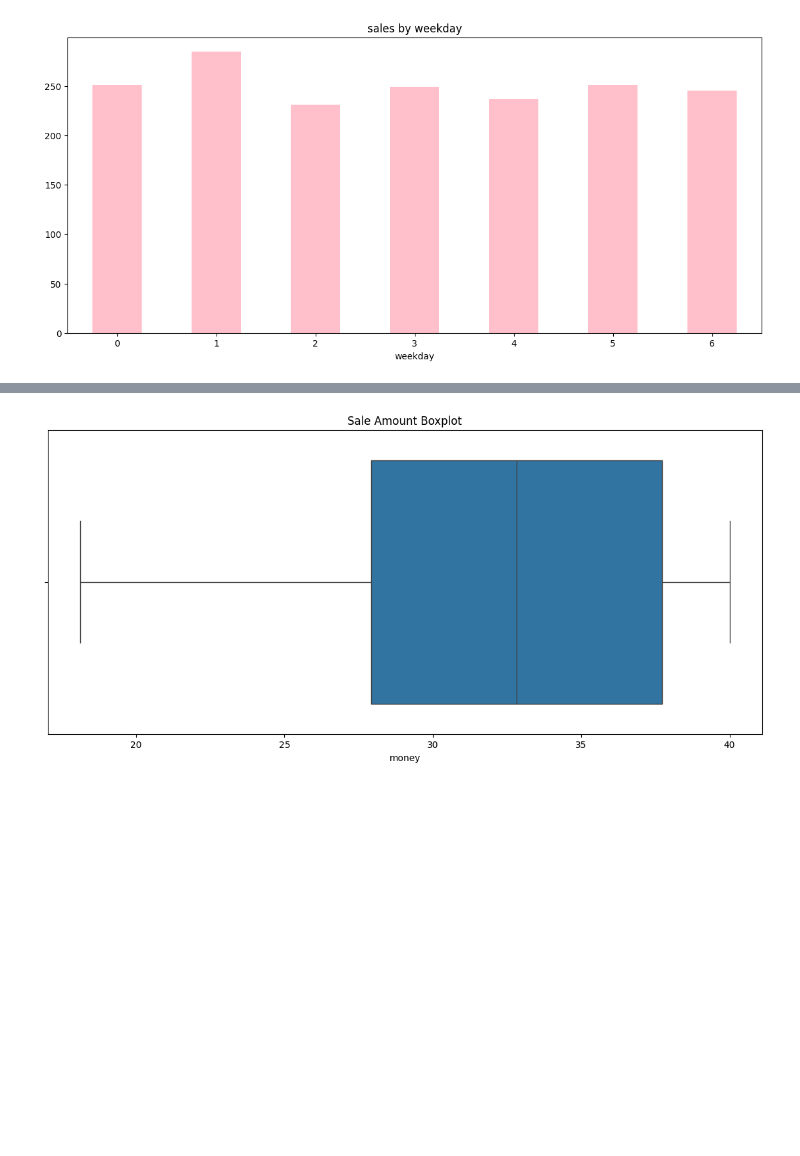
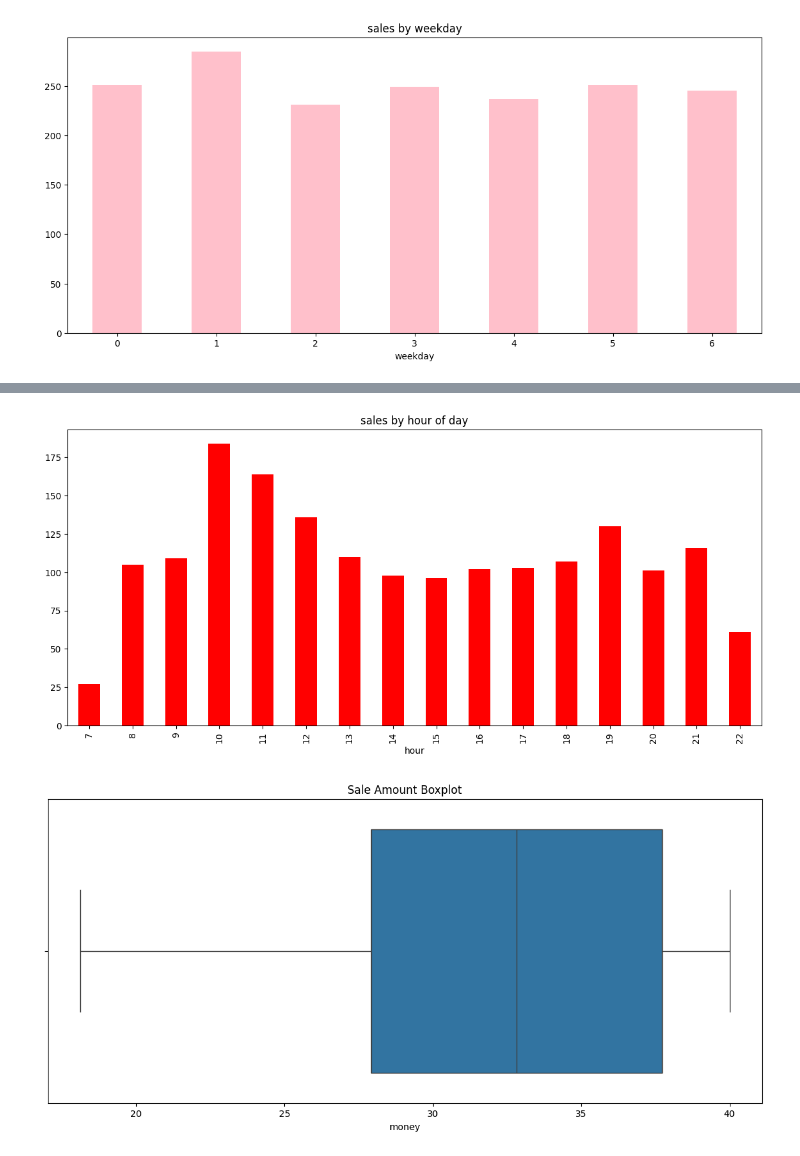
Before and after one commit to SreejaTeegala/MY-DAC-Curriculum, a Jupyter notebook: DAC-004_EDA/DAC-004_EDA_Session_1_Student_Copy.ipynb, the cells around one changed output, grey strips where cells are left out. Saved outputs shown, nothing was run; the diff lists cells and outputs as text; code cells hidden in the pictures; blank space fills up the shorter version.

```diff
--- a/DAC-004_EDA/DAC-004_EDA_Session_1_Student_Copy.ipynb
+++ b/DAC-004_EDA/DAC-004_EDA_Session_1_Student_Copy.ipynb
@@ -101,7 +101,7 @@ What is A CSV?
 
 # Load data from a CSV file into a DataFrame
 # pd.read_csv('file_path')
-df = pd.read_csv('/Users/sreejateegala/Desktop/Coffee_Sales.csv')
+df = pd.read_csv("/Users/sreejateegala/Desktop/Sim DAC/Coffee_Sales.csv")
 
 # pd. prompts pandas to load command
 # %% [markdown]
@@ -327,3 +334,11 @@ plt.show()
+# %%
+# Which hour has the highest coffee sales?
+df['hour']= df['datetime'].dt.hour
+plt.rcParams['figure.figsize']= (14,6)
+df['hour'].value_counts().sort_index().plot(kind='bar',title='sales by hour of day',color='red')
+plt.show()
+# %% [output]
+[figure, added]
 # %%
 # Boxplot: To check for outliers in the sale amounts.
 sns.boxplot(x=df['money'])
```
Also changed, not shown: parts of 7 cells of this notebook, 2 other files.
